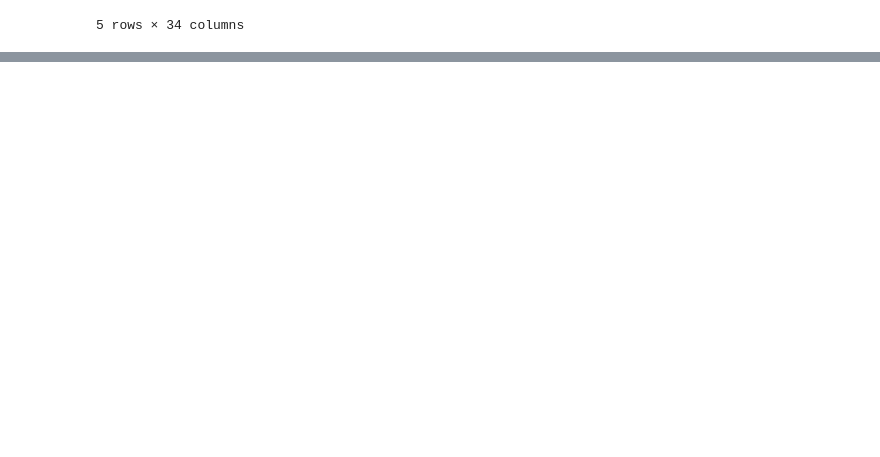
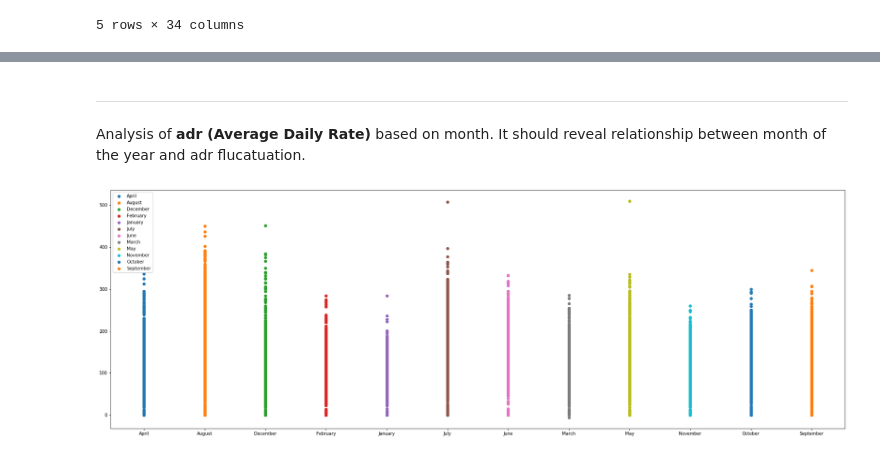
Before and after one commit to sandeepborkartech/ML_HotelPricing, a Jupyter notebook: hotel_v3_vijaya_27Mar.ipynb, the cells around one changed output, grey strips where cells are left out. Saved outputs shown, nothing was run; the diff lists cells and outputs as text; code cells hidden in the pictures; blank space fills up the shorter version.

```diff
--- a/hotel_v3_vijaya_27Mar.ipynb
+++ b/hotel_v3_vijaya_27Mar.ipynb
@@ -337,0 +322,23 @@ X.head()
+# %% [markdown]
+<hr>
+# %% [markdown]
+Analysis of __adr (Average Daily Rate)__ based on month.
+It should reveal relationship between month of the year and adr flucatuation.
+# %%
+df_hotel = pd.read_pickle('hotel_bookings_7.pkl')
+
+# Append month-number since that might
+import datetime
+df_hotel['arrival_date_month_number'] = df_hotel['arrival_date_month'].apply(lambda x: datetime.datetime.strptime(x, "%B").month)
+
+
+grps = df_hotel.groupby('arrival_date_month')
+fig, ax = plt.subplots(figsize=(30,10))
+ax.margins(0.05)
+for name, group in grps:
+    ax.plot(group.arrival_date_month, group.adr, marker='.', linestyle='', ms=12, label=name)
+ax.legend()
+
+plt.show()
+# %% [output]
+[figure, added]
```
Also changed, not shown: parts of 68 cells of this notebook, 1 other file.
